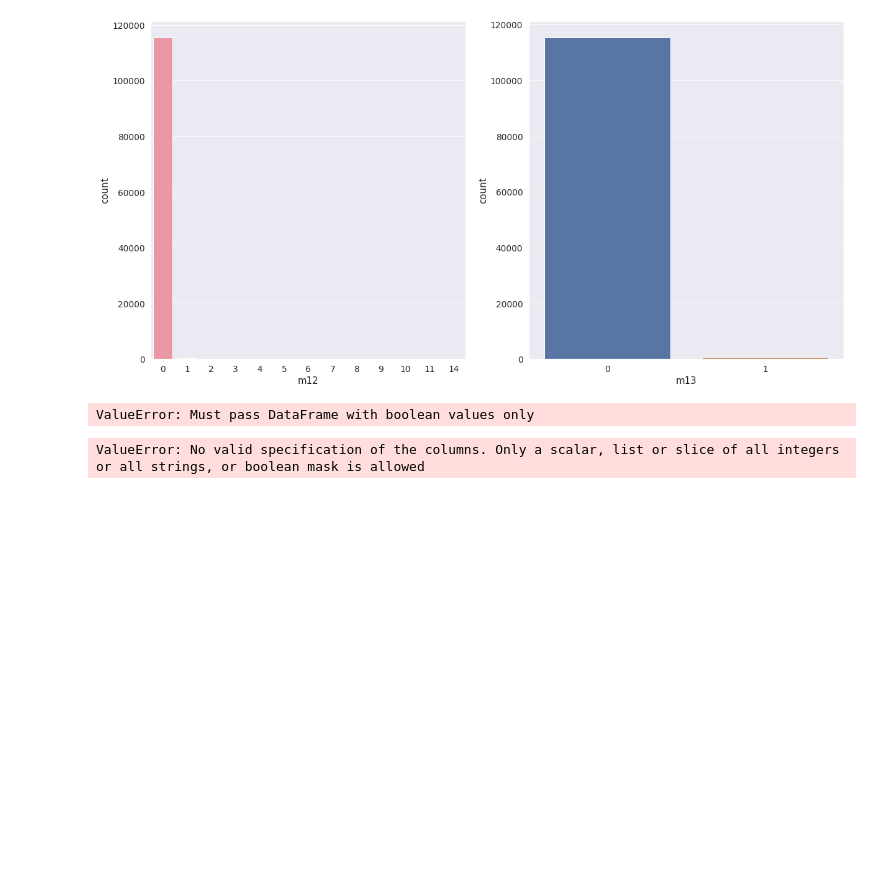
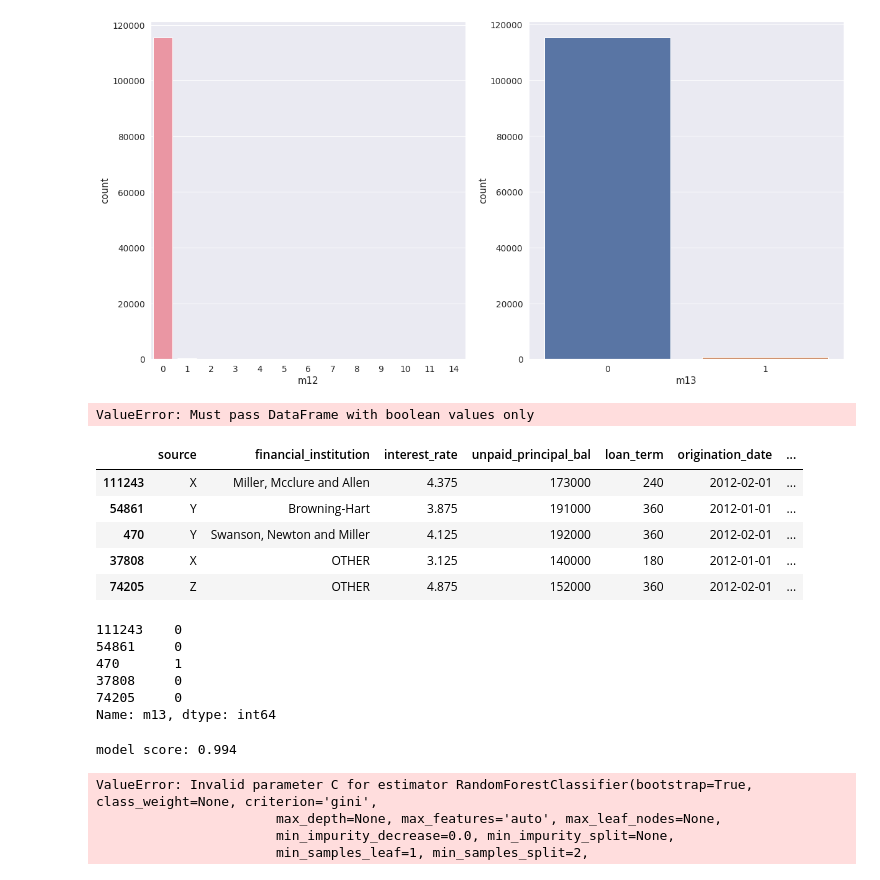
Before and after one commit to NilSagor/AV_ml_practice, a Jupyter notebook: loan_del_predict/loan_del_predict.ipynb, the cells around one changed output. Cells and saved outputs as stored; diff of their text form; code cells hidden in the pictures; blank space fills up the shorter version.

Commit message:
loan predict

```diff
--- a/loan_del_predict/loan_del_predict.ipynb
+++ b/loan_del_predict/loan_del_predict.ipynb
@@ -211,9 +228,9 @@ preprocessor= ColumnTransformer(
 # %%
 from sklearn.model_selection import train_test_split
-X = train_data.drop('m13', axis=1)
+X = train_data.drop(['m13'], axis=1)
 y = train_data['m13']
 
 X_train, X_test, y_train, y_test = train_test_split(X,y,
                                                     train_size = 0.7,
                                                     test_size=0.3,
-                                                   random_state = 1)
+                                                    random_state = 1)
@@ -226,5 +237,44 @@ clf = Pipeline(steps = [
+# %%
+X_train.head()
+# %% [output]
+|  | source | financial_institution | interest_rate | unpaid_principal_bal | loan_term | origination_date | ... |
+| 111243 | X | Miller, Mcclure and Allen | 4.375 | 173000 | 240 | 2012-02-01 | ... |
+| 54861 | Y | Browning-Hart | 3.875 | 191000 | 360 | 2012-01-01 | ... |
+| 470 | Y | Swanson, Newton and Miller | 4.125 | 192000 | 360 | 2012-02-01 | ... |
+| 37808 | X | OTHER | 3.125 | 140000 | 180 | 2012-01-01 | ... |
+| 74205 | Z | OTHER | 4.875 | 152000 | 360 | 2012-02-01 | ... |
+# %%
+y_train.head()
+# %% [output]
+111243    0
+54861     0
+470       1
+37808     0
+74205     0
+Name: m13, dtype: int64
 # %%
-clf.fit(X_train, y_train)
+model =clf.fit(X_train, y_train)
+preds = model.predict_proba(X_test)
 print("model score: {:.3f}".format(clf.score(X_test, y_test)))
 # %% [output]
-ValueError: No valid specification of the columns. Only a scalar, list or slice of all integers or all strings, or boolean mask is allowed
+model score: 0.994
+# %%
+#from sklearn.metrics import f1_score
+#print("model f1_score: {:.3f}".format(clf.f1_score(X_test, y_test)))
+from sklearn.model_selection import GridSearchCV
+param_grid = {
+    'preprocessor__num__imputer__strategy': ['mean', 'median'],
+    'classifier__C': [0.1, 1.0, 10, 100],
+}
+grid_search = GridSearchCV(clf,
+                        param_grid=param_grid,
+                        n_jobs=1,
+                        cv=5
+                        )
+grid_search.fit(X_train, y_train)
+print(grid_search.best_params_)
+# %% [output]
+ValueError: Invalid parameter C for estimator RandomForestClassifier(bootstrap=True, class_weight=None, criterion='gini',
+                       max_depth=None, max_features='auto', max_leaf_nodes=None,
+                       min_impurity_decrease=0.0, min_impurity_split=None,
+                       min_samples_leaf=1, min_samples_split=2,
```
Also changed, not shown: parts of 4 cells of this notebook.
